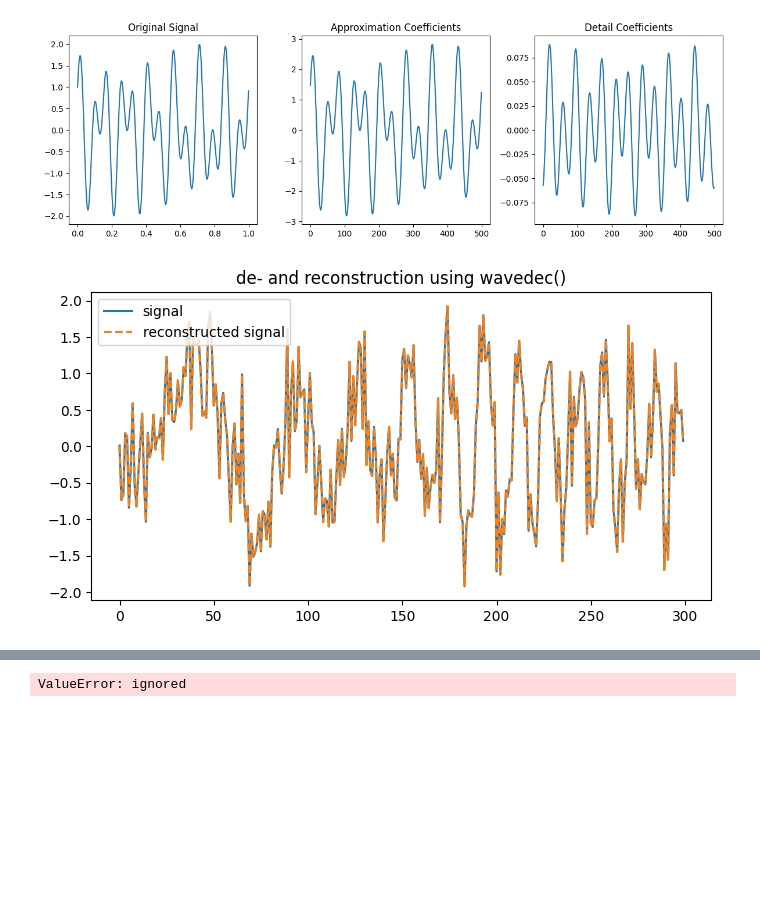
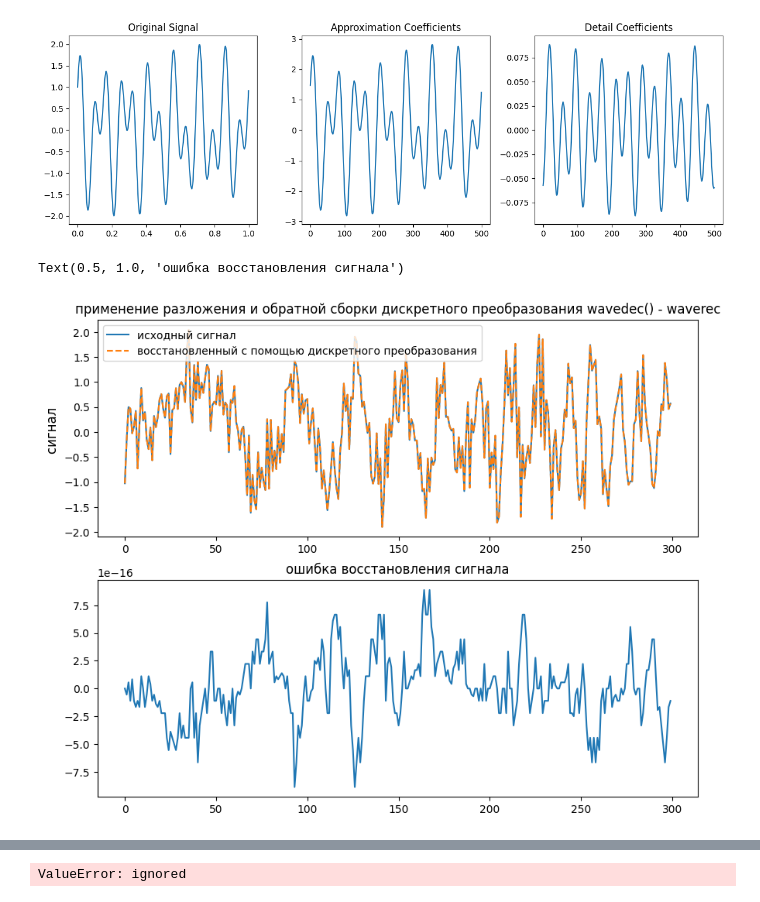
Before and after one commit to TAUforPython/wavelets, a Jupyter notebook: wavelets_cwt_dwt_example_EEG_ECG.ipynb, the cells around one changed output, grey strips where cells are left out. Cells and saved outputs as stored; diff of their text form; code cells hidden in the pictures; blank space fills up the shorter version.

```diff
--- a/wavelets_cwt_dwt_example_EEG_ECG.ipynb
+++ b/wavelets_cwt_dwt_example_EEG_ECG.ipynb
@@ -499,19 +499,27 @@ plt.show()
 # %%
 num = 300
 x = np.linspace(0, 1, num=num)
 signal = np.sin(25 * np.pi * x**2) + np.random.normal(0, scale=0.5, size=len(x))
 
-coeffs = pywt.wavedec(signal, 'db2', level=8)
-reconstructed_signal = pywt.waverec(coeffs, 'db2')
+coeffs = pywt.wavedec(signal, 'db4', level=8)
+reconstructed_signal = pywt.waverec(coeffs, 'db4')
 
-fig, ax = plt.subplots(figsize=(8,4))
-ax.plot(signal[:num], label='signal')
-ax.plot(reconstructed_signal[:num], label='reconstructed signal', linestyle='--')
-ax.legend(loc='upper left')
-ax.set_title('de- and reconstruction using wavedec()')
-plt.show()
+plt.figure(figsize=(10, 8))
+
+ax1 = plt.subplot(211)
+plt.plot(signal[:num], label='исходный сигнал')
+plt.plot(reconstructed_signal[:num], label='восстановленный с помощью дискретного преобразования', linestyle='--')
+ax1.legend(loc='upper left')
+ax1.set_title('применение разложения и обратной сборки дискретного преобразования wavedec() - waverec')
+
+plt.ylabel('сигнал ', fontsize=12)
+
+ax2 = plt.subplot(212, sharex=ax1)
+plt.plot(signal[:num] - reconstructed_signal[:num])
+ax2.set_title("ошибка восстановления сигнала")
 # %% [output]
+Text(0.5, 1.0, 'ошибка восстановления сигнала')
-[figure, old version]
+[figure, new version]
 # %%
 import random
 num = 300
```
Also changed, not shown: parts of 5 cells of this notebook.
